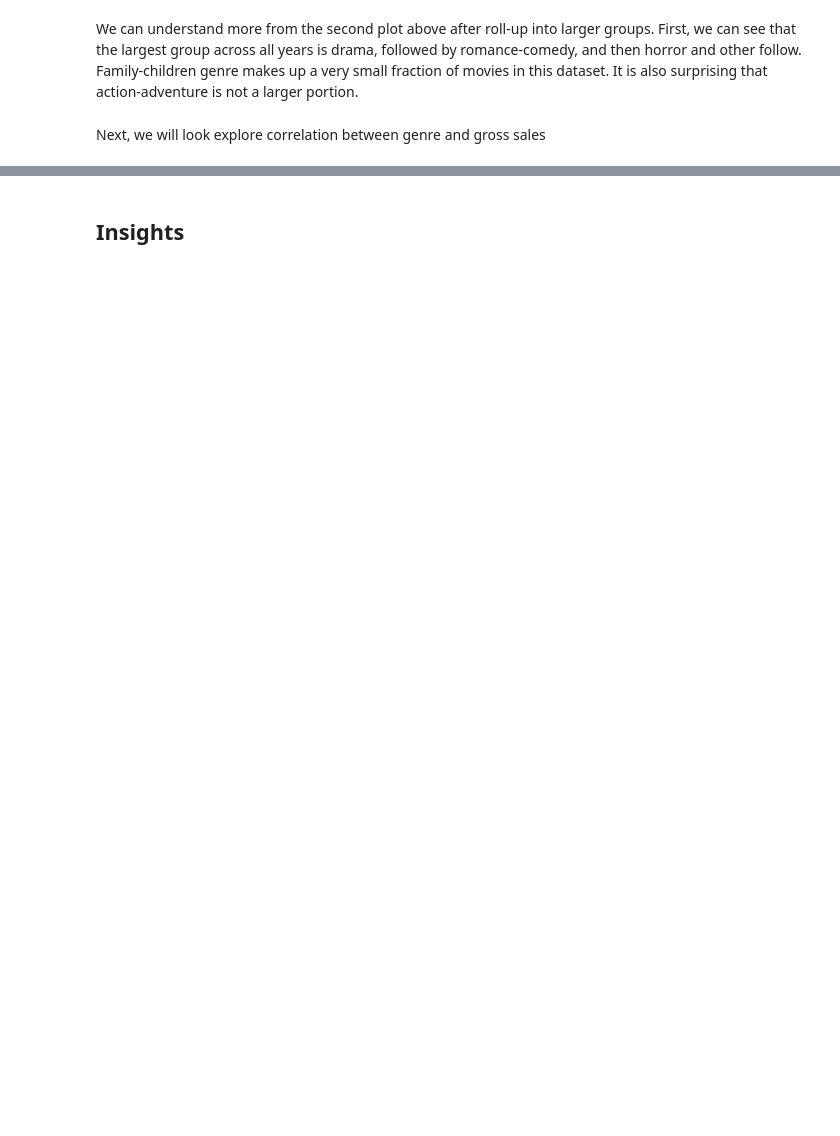
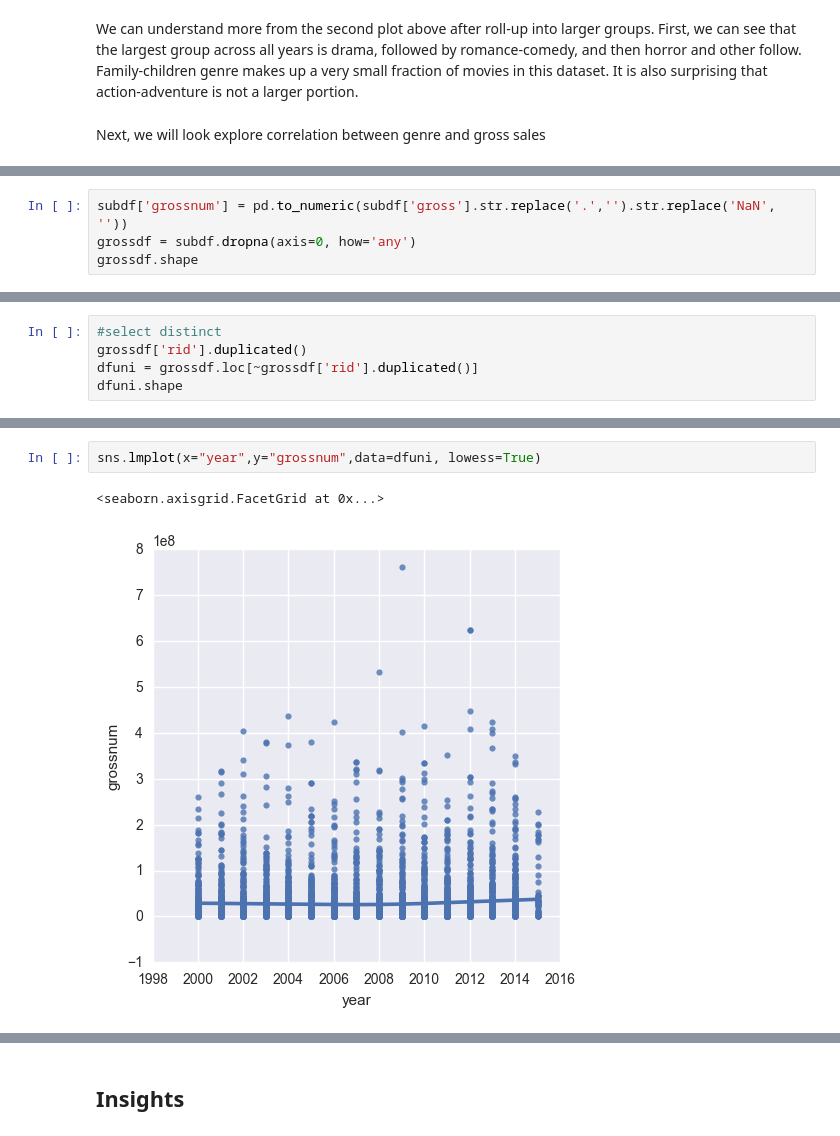
Before and after one commit to mkamenet3/DataScienceProject838, a Jupyter notebook: stage5/CODE/Analysis.ipynb, the cells around one changed output, grey strips where cells are left out. Saved outputs shown, nothing was run; the diff lists cells and outputs as text; blank space fills up the shorter version.

```diff
--- a/stage5/CODE/Analysis.ipynb
+++ b/stage5/CODE/Analysis.ipynb
@@ -336,0 +303,4 @@ subdf.head()
+# %%
+subdf['grossnum'] = pd.to_numeric(subdf['gross'].str.replace('.','').str.replace('NaN', ''))
+grossdf = subdf.dropna(axis=0, how='any')
+grossdf.shape
@@ -336,0 +309,5 @@ subdf.head()
+# %%
+#select distinct
+grossdf['rid'].duplicated()
+dfuni = grossdf.loc[~grossdf['rid'].duplicated()]
+dfuni.shape
@@ -336,0 +325,5 @@ subdf.head()
+# %%
+sns.lmplot(x="year",y="grossnum",data=dfuni, lowess=True)
+# %% [output]
+<seaborn.axisgrid.FacetGrid at 0x...>
+[figure, added]
```
Also changed, not shown: parts of 25 cells of this notebook.
